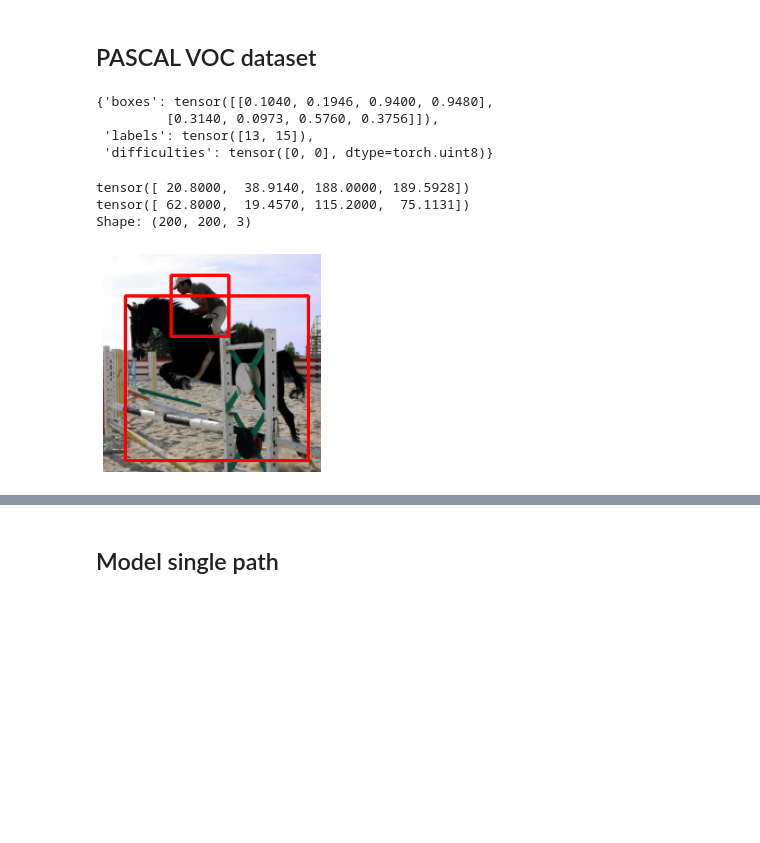
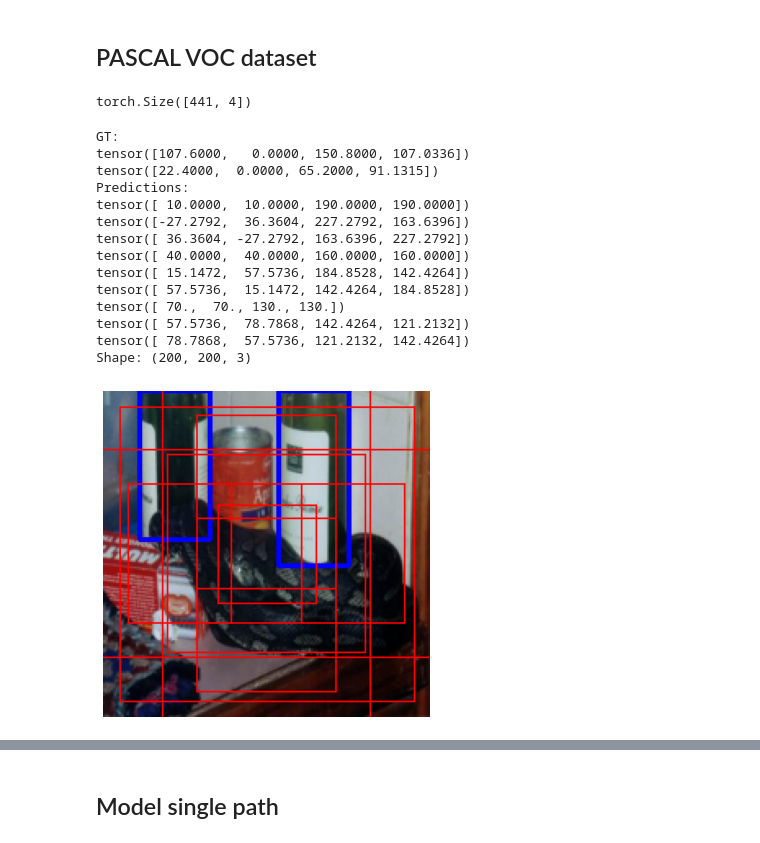
Before and after one commit to MIchaelKa/detection-tutorial, a Jupyter notebook: detection-tutorial.ipynb, the cells around one changed output, grey strips where cells are left out. Cells and saved outputs as stored; diff of their text form; code cells hidden in the pictures; blank space fills up the shorter version.

```diff
--- a/detection-tutorial.ipynb
+++ b/detection-tutorial.ipynb
@@ -166,15 +161,34 @@ image, target = dataset[3]
 # %%
-target
+anchors = generate_anchors()
+anchors.shape
 # %% [output]
-{'boxes': tensor([[0.1040, 0.1946, 0.9400, 0.9480],
-         [0.3140, 0.0973, 0.5760, 0.3756]]),
- 'labels': tensor([13, 15]),
- 'difficulties': tensor([0, 0], dtype=torch.uint8)}
+torch.Size([441, 4])
 # %%
-# plt.figure(figsize=(6,6))
-show_image_and_bb(image, target['boxes'])
+index = 5
+image, target = dataset[index]
+
+gt_boxes = target['boxes']
+
+N = 9
+start = 24
+anchors_to_show = anchors[start*N:(start+1)*N]
+
+plt.figure(figsize=(6,6))
+# show_image_and_bb(image, target['boxes'])
+show_predictions(image, gt_boxes, anchors_to_show, verbose=True)
 # %% [output]
-tensor([ 20.8000,  38.9140, 188.0000, 189.5928])
-tensor([ 62.8000,  19.4570, 115.2000,  75.1131])
+GT:
+tensor([107.6000,   0.0000, 150.8000, 107.0336])
+tensor([22.4000,  0.0000, 65.2000, 91.1315])
+Predictions:
+tensor([ 10.0000,  10.0000, 190.0000, 190.0000])
+tensor([-27.2792,  36.3604, 227.2792, 163.6396])
+tensor([ 36.3604, -27.2792, 163.6396, 227.2792])
+tensor([ 40.0000,  40.0000, 160.0000, 160.0000])
+tensor([ 15.1472,  57.5736, 184.8528, 142.4264])
+tensor([ 57.5736,  15.1472, 142.4264, 184.8528])
+tensor([ 70.,  70., 130., 130.])
+tensor([ 57.5736,  78.7868, 142.4264, 121.2132])
+tensor([ 78.7868,  57.5736, 121.2132, 142.4264])
 Shape: (200, 200, 3)
-[figure, old version]
+[figure, new version]
```
Also changed, not shown: parts of 36 cells of this notebook, 6 other files.
